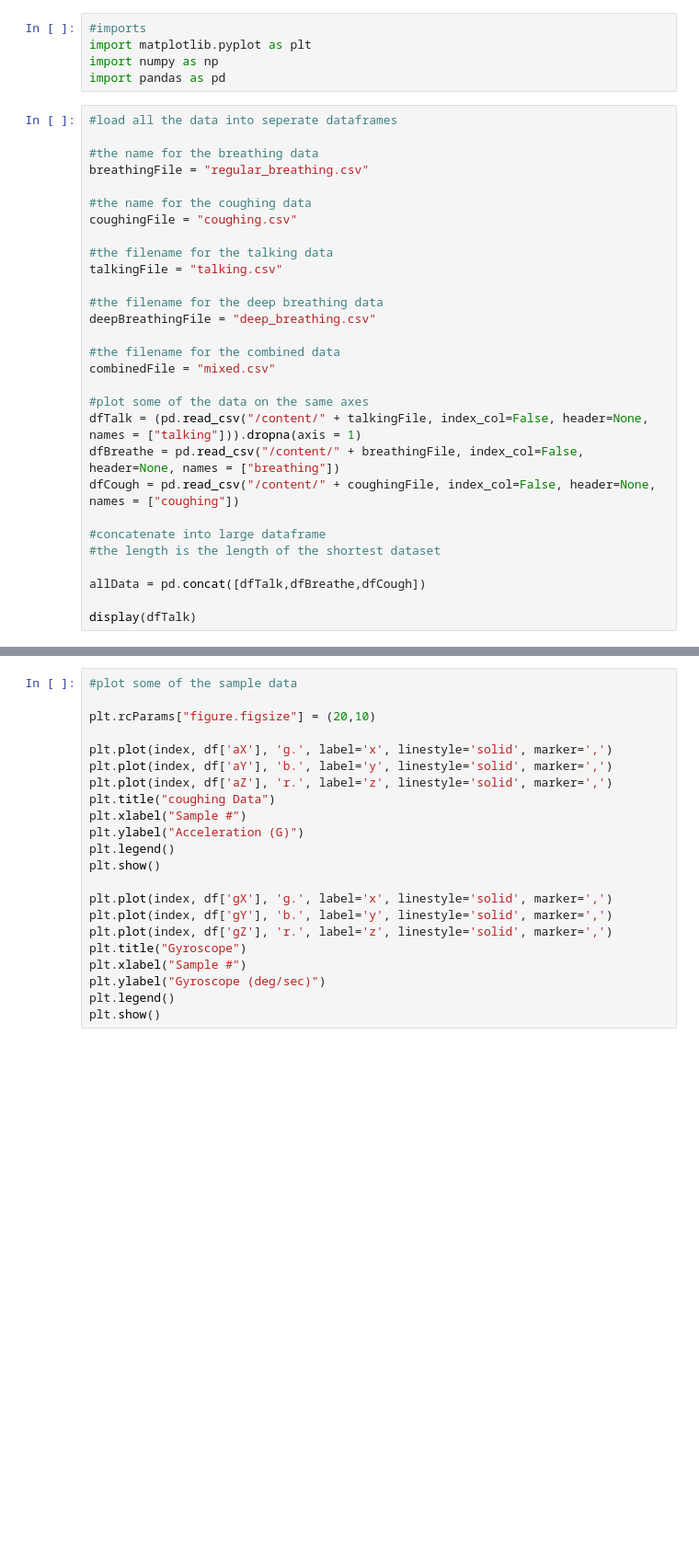
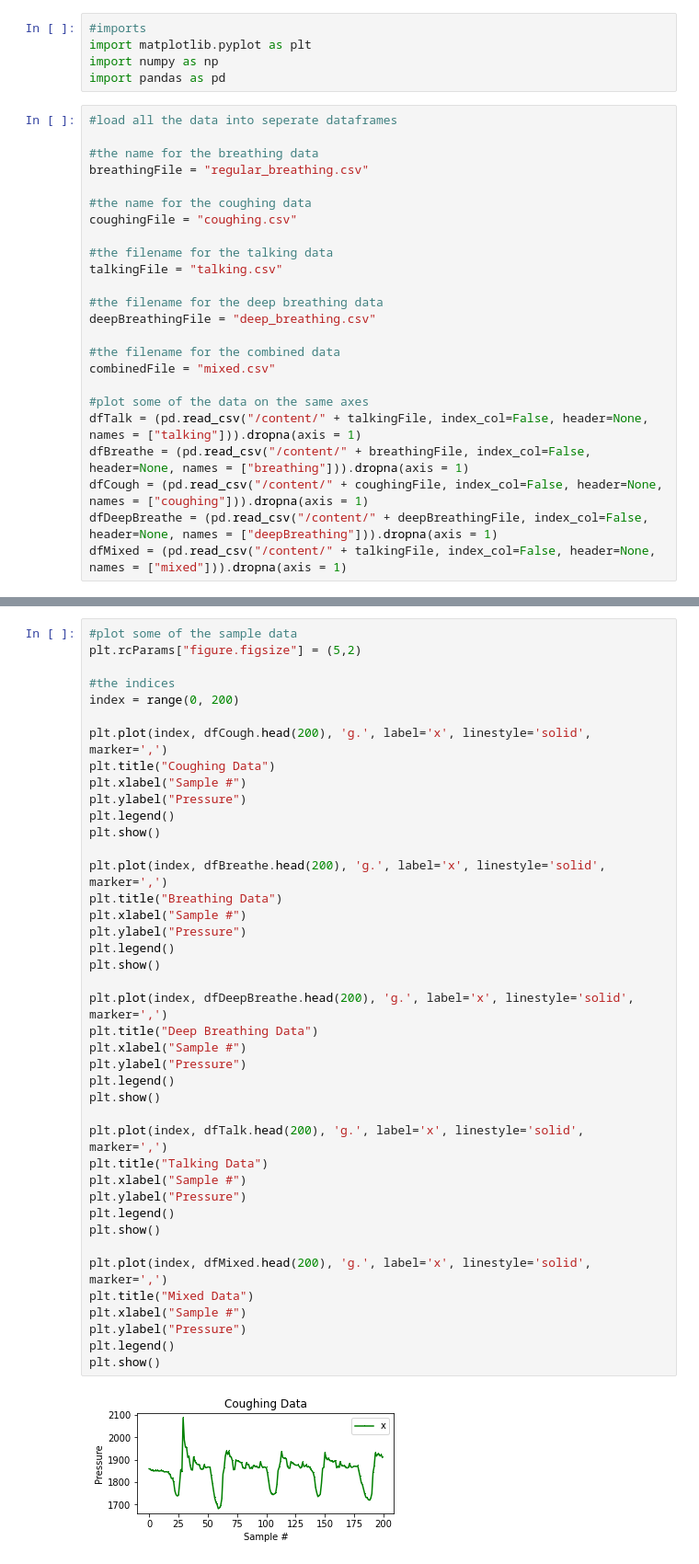
Before and after one commit to yohancsx/SmartMask, a Jupyter notebook: tf_lite/BleSenseSmartMaskML.ipynb, the cells around one changed output, grey strips where cells are left out. Shown at 92% size. Drawn from its saved outputs; the diff is of its cells as text; blank space fills up the shorter version.

Commit message:
Added Basic Plots of Data

```diff
--- a/tf_lite/BleSenseSmartMaskML.ipynb
+++ b/tf_lite/BleSenseSmartMaskML.ipynb
@@ -52,13 +52,8 @@ combinedFile = "mixed.csv"
 
 #plot some of the data on the same axes
 dfTalk = (pd.read_csv("/content/" + talkingFile, index_col=False, header=None, names = ["talking"])).dropna(axis = 1)
-dfBreathe = pd.read_csv("/content/" + breathingFile, index_col=False, header=None, names = ["breathing"])
-dfCough = pd.read_csv("/content/" + coughingFile, index_col=False, header=None, names = ["coughing"])
-
-#concatenate into large dataframe
-#the length is the length of the shortest dataset
-
-allData = pd.concat([dfTalk,dfBreathe,dfCough])
-
-display(dfTalk)
+dfBreathe = (pd.read_csv("/content/" + breathingFile, index_col=False, header=None, names = ["breathing"])).dropna(axis = 1)
+dfCough = (pd.read_csv("/content/" + coughingFile, index_col=False, header=None, names = ["coughing"])).dropna(axis = 1)
+dfDeepBreathe = (pd.read_csv("/content/" + deepBreathingFile, index_col=False, header=None, names = ["deepBreathing"])).dropna(axis = 1)
+dfMixed = (pd.read_csv("/content/" + talkingFile, index_col=False, header=None, names = ["mixed"])).dropna(axis = 1)
 # %% [output]
@@ -78,22 +61,43 @@ display(dfTalk)
 # %%
 #plot some of the sample data
+plt.rcParams["figure.figsize"] = (5,2)
 
-plt.rcParams["figure.figsize"] = (20,10)
+#the indices
+index = range(0, 200)
 
-plt.plot(index, df['aX'], 'g.', label='x', linestyle='solid', marker=',')
-plt.plot(index, df['aY'], 'b.', label='y', linestyle='solid', marker=',')
-plt.plot(index, df['aZ'], 'r.', label='z', linestyle='solid', marker=',')
-plt.title("coughing Data")
+plt.plot(index, dfCough.head(200), 'g.', label='x', linestyle='solid', marker=',')
+plt.title("Coughing Data")
 plt.xlabel("Sample #")
-plt.ylabel("Acceleration (G)")
+plt.ylabel("Pressure")
 plt.legend()
 plt.show()
 
-plt.plot(index, df['gX'], 'g.', label='x', linestyle='solid', marker=',')
-plt.plot(index, df['gY'], 'b.', label='y', linestyle='solid', marker=',')
-plt.plot(index, df['gZ'], 'r.', label='z', linestyle='solid', marker=',')
-plt.title("Gyroscope")
+plt.plot(index, dfBreathe.head(200), 'g.', label='x', linestyle='solid', marker=',')
+plt.title("Breathing Data")
 plt.xlabel("Sample #")
-plt.ylabel("Gyroscope (deg/sec)")
+plt.ylabel("Pressure")
 plt.legend()
 plt.show()
+
+plt.plot(index, dfDeepBreathe.head(200), 'g.', label='x', linestyle='solid', marker=',')
+plt.title("Deep Breathing Data")
+plt.xlabel("Sample #")
+plt.ylabel("Pressure")
+plt.legend()
+plt.show()
+
+plt.plot(index, dfTalk.head(200), 'g.', label='x', linestyle='solid', marker=',')
+plt.title("Talking Data")
+plt.xlabel("Sample #")
+plt.ylabel("Pressure")
+plt.legend()
+plt.show()
+
+plt.plot(index, dfMixed.head(200), 'g.', label='x', linestyle='solid', marker=',')
+plt.title("Mixed Data")
+plt.xlabel("Sample #")
+plt.ylabel("Pressure")
+plt.legend()
+plt.show()
+# %% [output]
+[figure, added]
```
Also changed, not shown: parts of 4 cells of this notebook.
